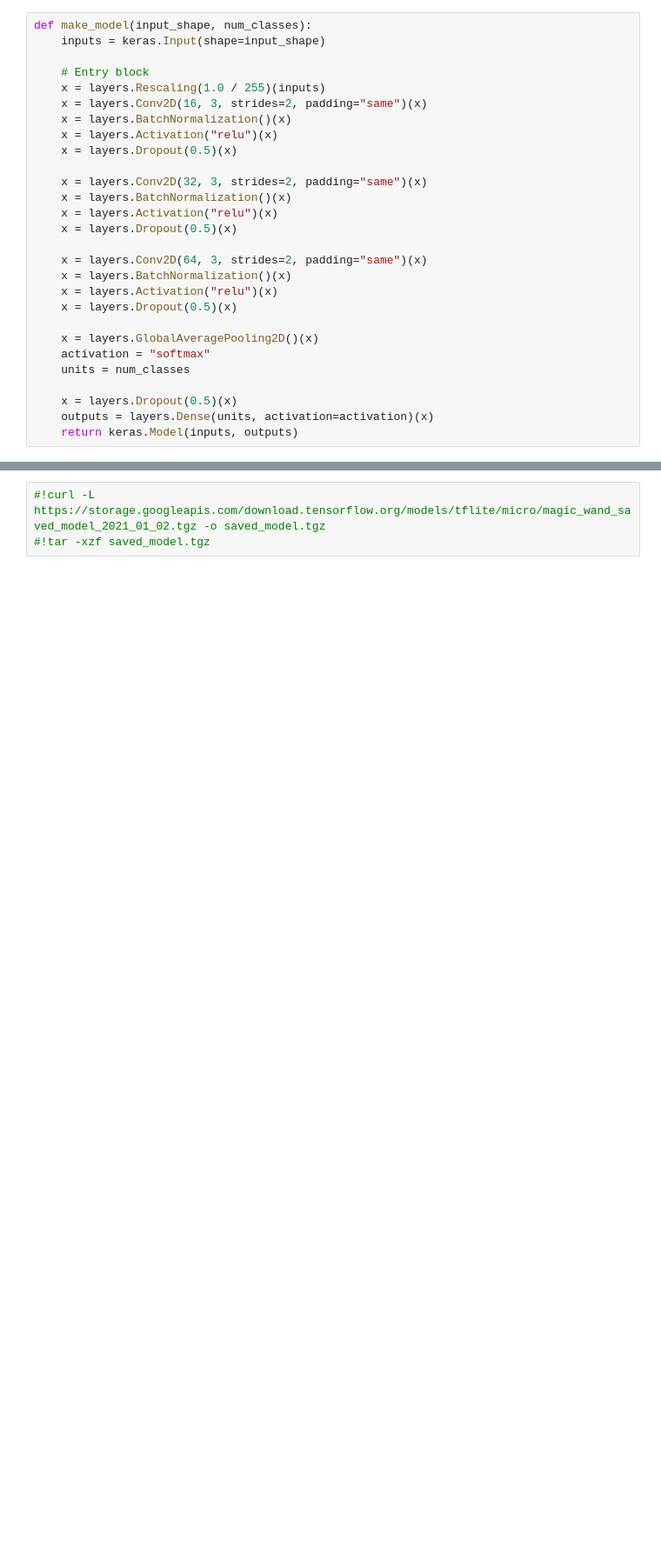
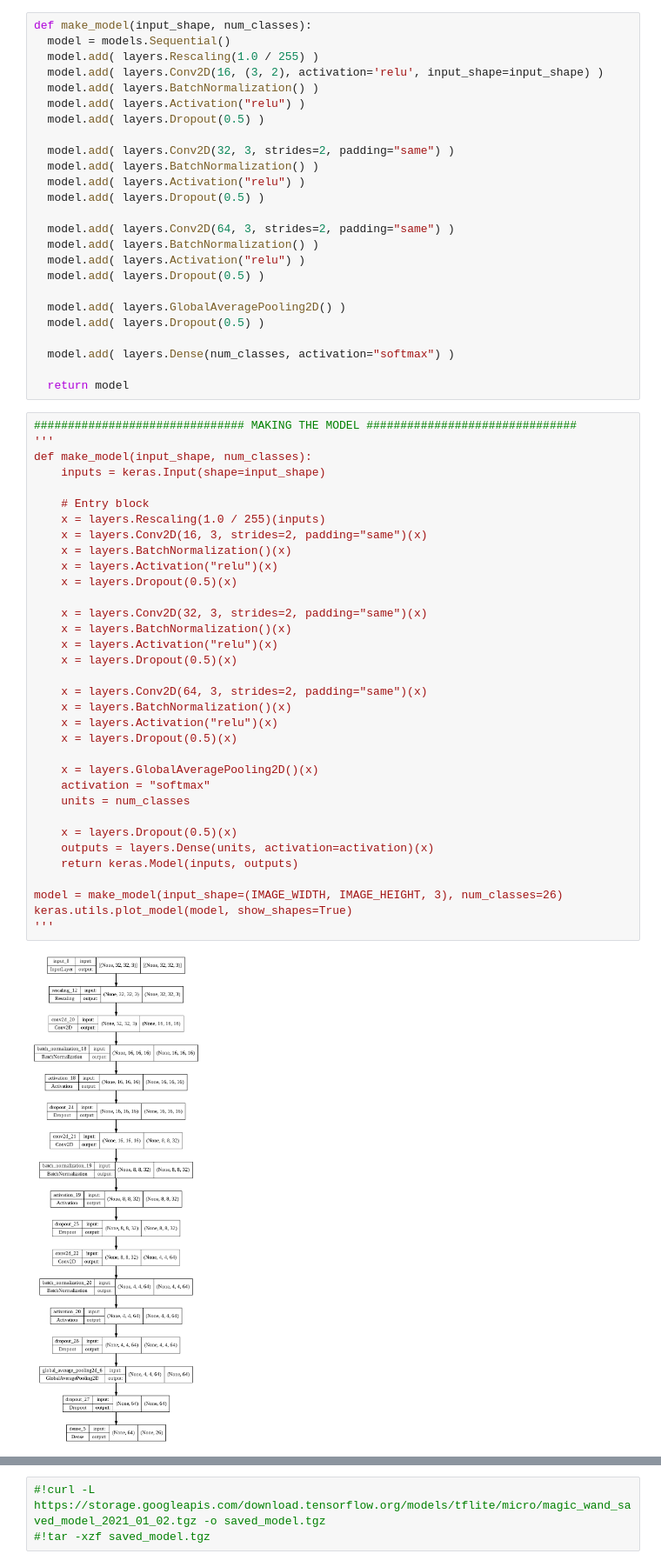
Before and after one commit to AntonioPriego/DeepPen, a Jupyter notebook: Train/Train.ipynb, the cells around one changed output, grey strips where cells are left out. Shown: that part at 87% size. Cells and saved outputs as stored; diff of their text form; blank space fills up the shorter version.

```diff
--- a/Train/Train.ipynb
+++ b/Train/Train.ipynb
@@ -289,28 +302,61 @@ for images, labels in train_ds.take(1):
+# %%
+def make_model(input_shape, num_classes):
+  model = models.Sequential()
+  model.add( layers.Rescaling(1.0 / 255) )
+  model.add( layers.Conv2D(16, (3, 2), activation='relu', input_shape=input_shape) )
+  model.add( layers.BatchNormalization() )
+  model.add( layers.Activation("relu") )
+  model.add( layers.Dropout(0.5) )
+
+  model.add( layers.Conv2D(32, 3, strides=2, padding="same") )
+  model.add( layers.BatchNormalization() )
+  model.add( layers.Activation("relu") )
+  model.add( layers.Dropout(0.5) )
+
+  model.add( layers.Conv2D(64, 3, strides=2, padding="same") )
+  model.add( layers.BatchNormalization() )
+  model.add( layers.Activation("relu") )
+  model.add( layers.Dropout(0.5) )
+
+  model.add( layers.GlobalAveragePooling2D() )
+  model.add( layers.Dropout(0.5) )
+
+  model.add( layers.Dense(num_classes, activation="softmax") )
+
+  return model
 # %%
+############################### MAKING THE MODEL ###############################
+'''
 def make_model(input_shape, num_classes):
     inputs = keras.Input(shape=input_shape)
 
     # Entry block
     x = layers.Rescaling(1.0 / 255)(inputs)
     x = layers.Conv2D(16, 3, strides=2, padding="same")(x)
     x = layers.BatchNormalization()(x)
     x = layers.Activation("relu")(x)
     x = layers.Dropout(0.5)(x)
 
     x = layers.Conv2D(32, 3, strides=2, padding="same")(x)
     x = layers.BatchNormalization()(x)
     x = layers.Activation("relu")(x)
     x = layers.Dropout(0.5)(x)
 
     x = layers.Conv2D(64, 3, strides=2, padding="same")(x)
     x = layers.BatchNormalization()(x)
     x = layers.Activation("relu")(x)
     x = layers.Dropout(0.5)(x)
 
     x = layers.GlobalAveragePooling2D()(x)
     activation = "softmax"
     units = num_classes
 
     x = layers.Dropout(0.5)(x)
     outputs = layers.Dense(units, activation=activation)(x)
     return keras.Model(inputs, outputs)
+
+model = make_model(input_shape=(IMAGE_WIDTH, IMAGE_HEIGHT, 3), num_classes=26)
+keras.utils.plot_model(model, show_shapes=True)
+'''
+# %% [output]
+[figure, added]
```
Also changed, not shown: parts of 25 cells of this notebook, 5 other files.
